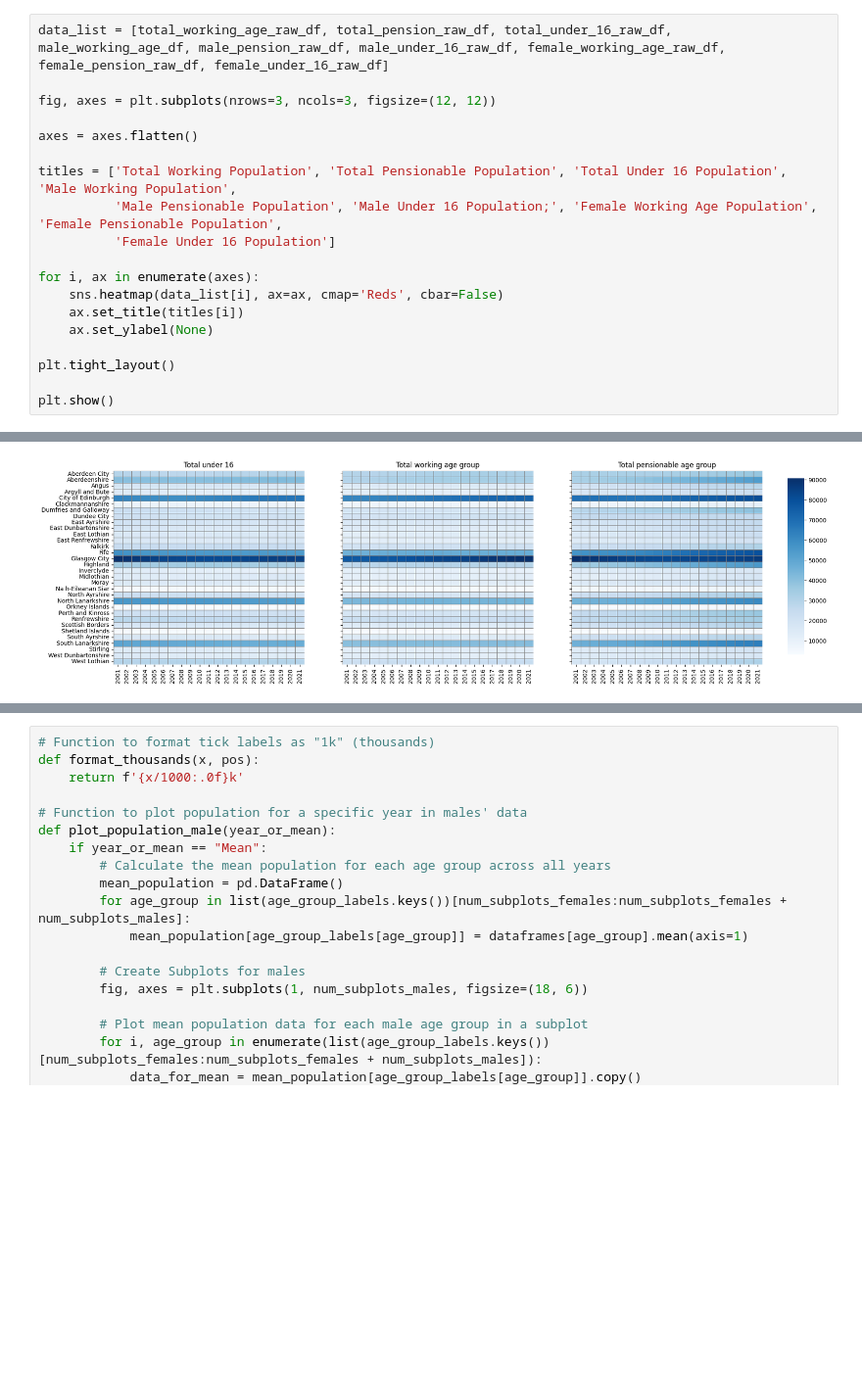
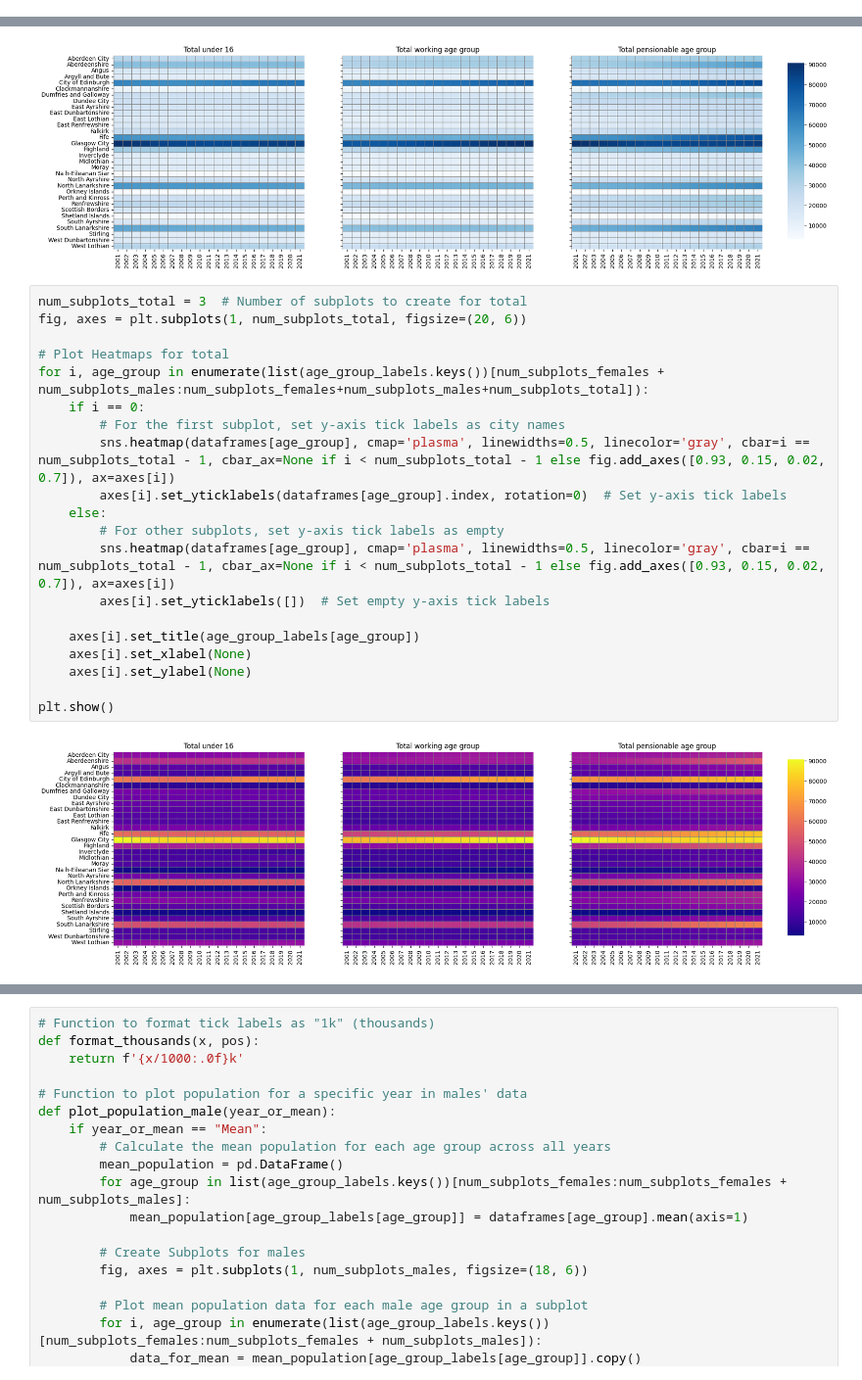
Before and after one commit to ighopresh/ProjectFile, a Jupyter notebook: Implementation_project.ipynb, the cells around one changed output, grey strips where cells are left out. Shown at 98% size. Saved outputs shown, nothing was run; the diff lists cells and outputs as text; blank space fills up the shorter version.

```diff
--- a/Implementation_project.ipynb
+++ b/Implementation_project.ipynb
@@ -85,20 +69,0 @@ The heatmap grid in the next cell displays the population distribution across va
-# %%
-data_list = [total_working_age_raw_df, total_pension_raw_df, total_under_16_raw_df, male_working_age_df, male_pension_raw_df, male_under_16_raw_df, female_working_age_raw_df,
-female_pension_raw_df, female_under_16_raw_df]
-
-fig, axes = plt.subplots(nrows=3, ncols=3, figsize=(12, 12))
-
-axes = axes.flatten()
-
-titles = ['Total Working Population', 'Total Pensionable Population', 'Total Under 16 Population', 'Male Working Population',
-          'Male Pensionable Population', 'Male Under 16 Population;', 'Female Working Age Population', 'Female Pensionable Population',
-          'Female Under 16 Population']
-
-for i, ax in enumerate(axes):
-    sns.heatmap(data_list[i], ax=ax, cmap='Reds', cbar=False)
-    ax.set_title(titles[i])
-    ax.set_ylabel(None)
-
-plt.tight_layout()
-
-plt.show()
@@ -180,3 +141,25 @@ for i, age_group in enumerate(list(age_group_labels.keys())[num_subplots_females
 plt.show()
 # %% [output]
 [figure]
+# %%
+num_subplots_total = 3  # Number of subplots to create for total
+fig, axes = plt.subplots(1, num_subplots_total, figsize=(20, 6))
+
+# Plot Heatmaps for total
+for i, age_group in enumerate(list(age_group_labels.keys())[num_subplots_females + num_subplots_males:num_subplots_females+num_subplots_males+num_subplots_total]):
+    if i == 0:
+        # For the first subplot, set y-axis tick labels as city names
+        sns.heatmap(dataframes[age_group], cmap='plasma', linewidths=0.5, linecolor='gray', cbar=i == num_subplots_total - 1, cbar_ax=None if i < num_subplots_total - 1 else fig.add_axes([0.93, 0.15, 0.02, 0.7]), ax=axes[i])
+        axes[i].set_yticklabels(dataframes[age_group].index, rotation=0)  # Set y-axis tick labels
+    else:
+        # For other subplots, set y-axis tick labels as empty
+        sns.heatmap(dataframes[age_group], cmap='plasma', linewidths=0.5, linecolor='gray', cbar=i == num_subplots_total - 1, cbar_ax=None if i < num_subplots_total - 1 else fig.add_axes([0.93, 0.15, 0.02, 0.7]), ax=axes[i])
+        axes[i].set_yticklabels([])  # Set empty y-axis tick labels
+
+    axes[i].set_title(age_group_labels[age_group])
+    axes[i].set_xlabel(None)
+    axes[i].set_ylabel(None)
+
+plt.show()
+# %% [output]
+[figure, added]
```
Also changed, not shown: parts of 22 cells of this notebook.
